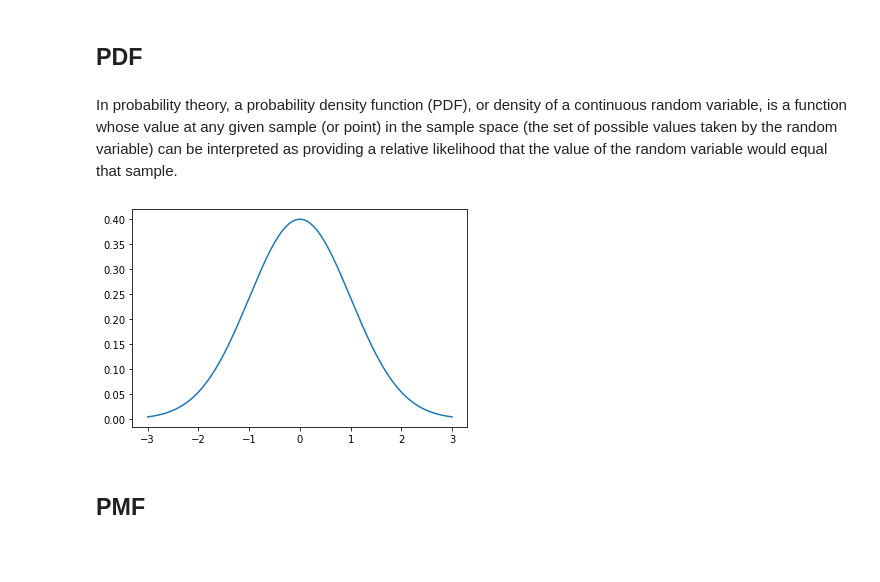
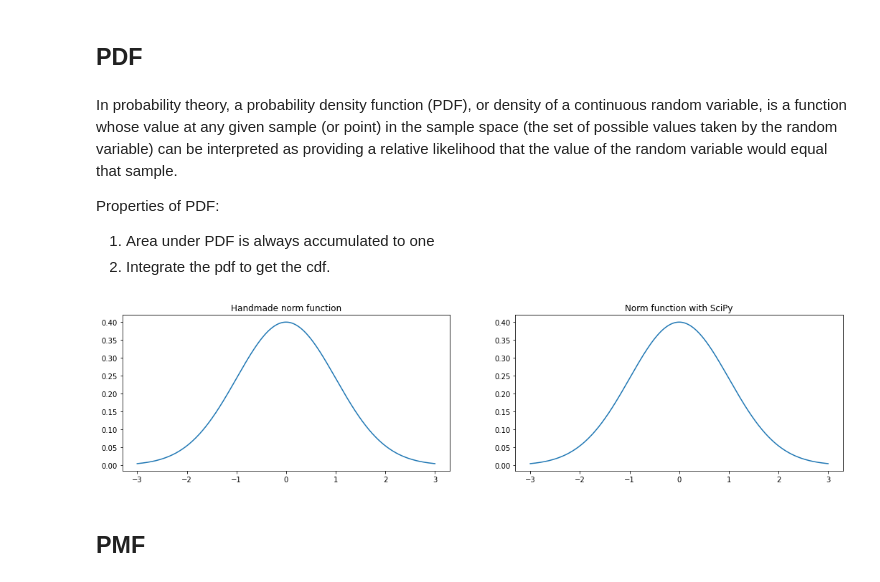
Before and after one commit to ardhiraka/FSDS_Guidelines, a Jupyter notebook: p0/w3/d2am.ipynb, the cells around one changed output. Cells and saved outputs as stored; diff of their text form; code cells hidden in the pictures; blank space fills up the shorter version.

```diff
--- a/p0/w3/d2am.ipynb
+++ b/p0/w3/d2am.ipynb
@@ -16,0 +29,24 @@ from matplotlib import pyplot as plt
+# %%
+def my_dist(x,myu=0,sigma=1):
+    pf=np.exp(-0.5*((x-myu)/sigma)**2)
+    return pf/(sigma*((2*np.pi)**(1/2)))
+
+import numpy as np
+from pylab import *
+
+x = np.arange(-3, 3,0.001)
+p = my_dist(x)
+
+# Normalize the data to a proper PDF
+Y = p
+dx = 0.001
+Y /= (dx * Y).sum()
+
+# Compute the CDF
+CY = np.cumsum(Y * dx)
+
+# Plot both
+plot(x, Y)
+plot(x, CY, 'r--')
+
+show()
@@ -18,17 +56,30 @@ from matplotlib import pyplot as plt
 ## PDF
 # %% [markdown]
 In probability theory, a probability density function (PDF), or density of a continuous random variable, is a function whose value at any given sample (or point) in the sample space (the set of possible values taken by the random variable) can be interpreted as providing a relative likelihood that the value of the random variable would equal that sample.
+
+Properties of PDF:
+1. Area under PDF is always accumulated to one
+2. Integrate the pdf to get the cdf.
 # %%
+fig, ax = plt.subplots(1,2, figsize =(18,4))
+
 def my_dist(x,myu=0,sigma=1):
-  pf=np.exp(-0.5*((x-myu)/sigma)**2)
-  return pf/(sigma*((2*np.pi)**(1/2)))
+    pf=np.exp(-0.5*((x-myu)/sigma)**2)
+    return pf/(sigma*((2*np.pi)**(1/2)))
 
 x = np.arange(-3, 3,0.001)
 p = my_dist(x)
-plt.plot(x, p)
+ax[0].set_title('Handmade norm function')
+ax[0].plot(x, p)
+
+
+rv_norm = scipy.stats.norm(0, 1)
+p_scp = rv_norm.pdf(x)
+ax[1].set_title('Norm function with SciPy')
+ax[1].plot(x, p_scp)
 plt.show()
 # %% [output]
-[figure, old version]
+[figure, new version]
 # %% [markdown]
 ## PMF
 # %% [markdown]
```
Also changed, not shown: parts of 52 cells of this notebook.
